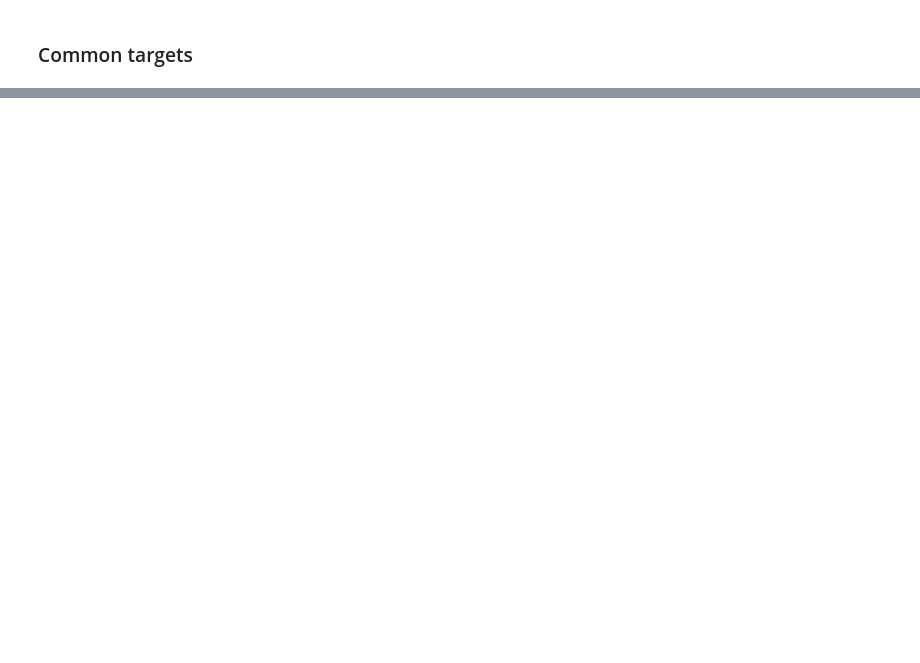
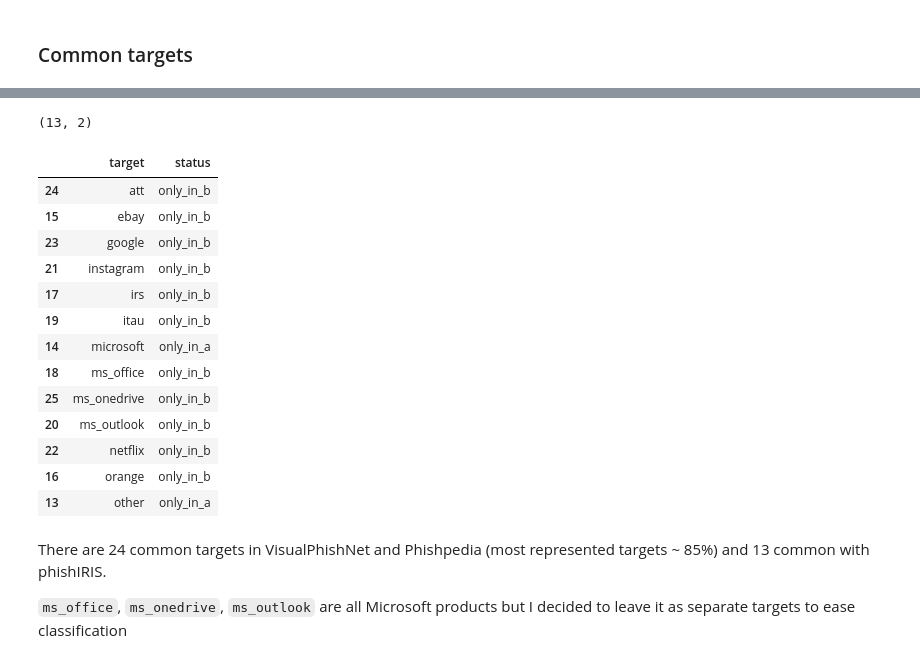
Before and after one commit to Percival33/phish-target-recognition, a Jupyter notebook: notebooks/008-datasets-analisys.ipynb, the cells around one changed output, grey strips where cells are left out. Cells and saved outputs as stored; diff of their text form; code cells hidden in the pictures; blank space fills up the shorter version.

```diff
--- a/notebooks/008-datasets-analisys.ipynb
+++ b/notebooks/008-datasets-analisys.ipynb
@@ -707,0 +844,26 @@ summary, common = compare_targets(visualphish_phish[], phishpedia_phish)
+# %%
+all_summary, all_common = compare_targets(pi_targets, common.copy().rename(columns={"target_a": "target"}))
+print(f"{all_common.shape}")
+all_summary[all_summary["status"] != "common"].sort_values(
+    by="target", key=lambda col: col.str.lower()
+)
+# %% [output]
+(13, 2)
+|  | target | status |
+| 24 | att | only_in_b |
+| 15 | ebay | only_in_b |
+| 23 | google | only_in_b |
+| 21 | instagram | only_in_b |
+| 17 | irs | only_in_b |
+| 19 | itau | only_in_b |
+| 14 | microsoft | only_in_a |
+| 18 | ms_office | only_in_b |
+| 25 | ms_onedrive | only_in_b |
+| 20 | ms_outlook | only_in_b |
+| 22 | netflix | only_in_b |
+| 16 | orange | only_in_b |
+| 13 | other | only_in_a |
+# %% [markdown]
+There are 24 common targets in VisualPhishNet and Phishpedia (most represented targets ~ 85%) and 13 common with phishIRIS.
+
+`ms_office`, `ms_onedrive`, `ms_outlook` are all Microsoft products but I decided to leave it as separate targets to ease classification
```
Also changed, not shown: parts of 27 cells of this notebook, 1 other file.
